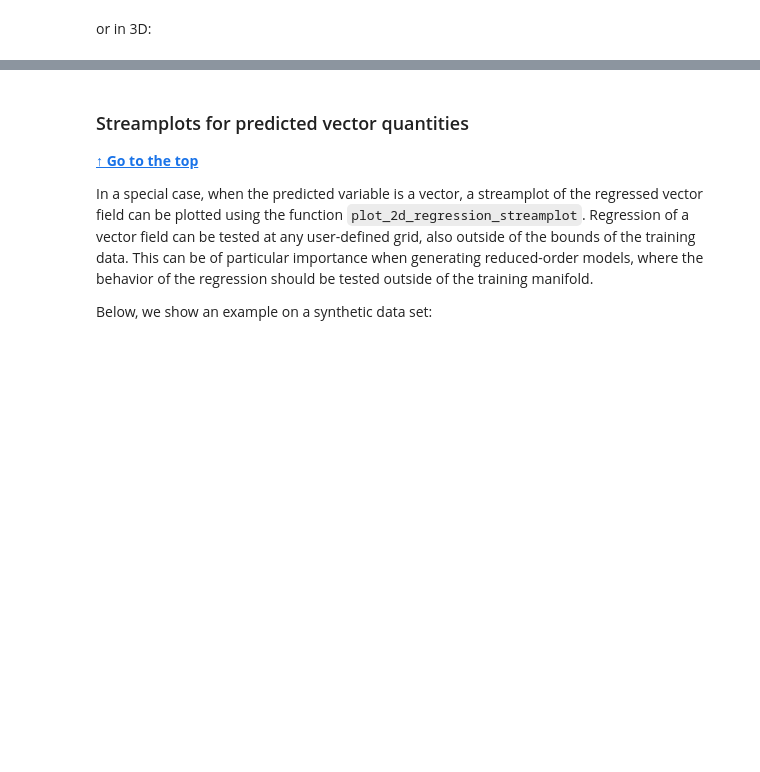
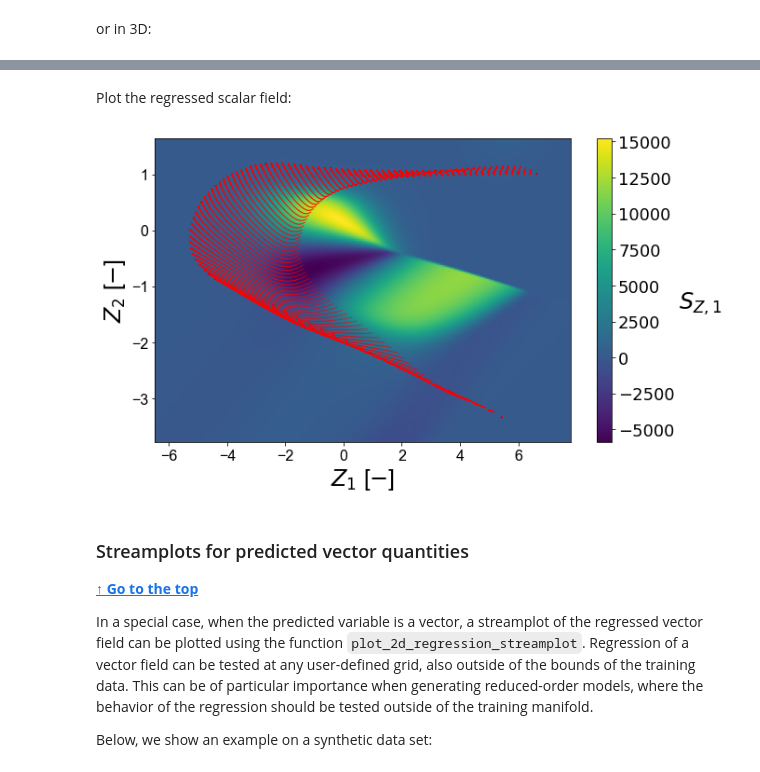
Before and after one commit to kamilazdybal/PCAfold, a Jupyter notebook: docs/tutorials/demo-regression.ipynb, the cells around one changed output, grey strips where cells are left out. Cells and saved outputs as stored; diff of their text form; code cells hidden in the pictures; blank space fills up the shorter version.

```diff
--- a/docs/tutorials/demo-regression.ipynb
+++ b/docs/tutorials/demo-regression.ipynb
@@ -160,3 +205,28 @@ Substituting with a symbol from Computer Modern.
+# %%
+grid_bounds = ([np.min(PCs[:,0]),np.max(PCs[:,0])],[np.min(PCs[:,1]),np.max(PCs[:,1])])
+# %% [markdown]
+Plot the regressed scalar field:
+# %%
+if save_plots: save_filename = '../images/tutorial-regression-scalar-field.png'
+plt = analysis.plot_2d_regression_scalar_field(grid_bounds,
+                                               regression_model,
+                                               x=PCs[:,0],
+                                               y=PCs[:,1],
+                                               resolution=(200,200),
+                                               extension=(10,10),
+                                               s_field=10,
+                                               s_manifold=1,
+                                               x_label='$Z_1$ [$-$]',
+                                               y_label='$Z_2$ [$-$]',
+                                               manifold_color='r',
+                                               colorbar_label='$S_{Z, 1}$',
+                                               color_map='viridis',
+                                               manifold_alpha=1,
+                                               grid_on=False,
+                                               figure_size=(10,6),
+                                               save_filename=save_filename);
+# %% [output]
+[figure, added]
 # %% [markdown]
 <a id='streamplot'></a>
 
```
Also changed, not shown: parts of 17 cells of this notebook, 3 other files.
